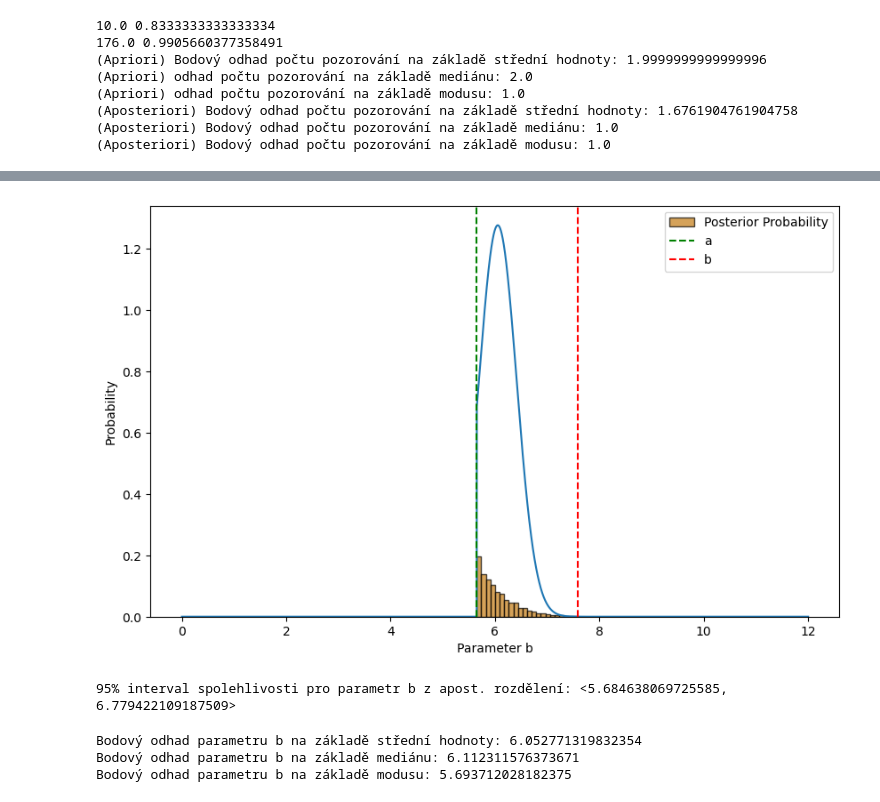
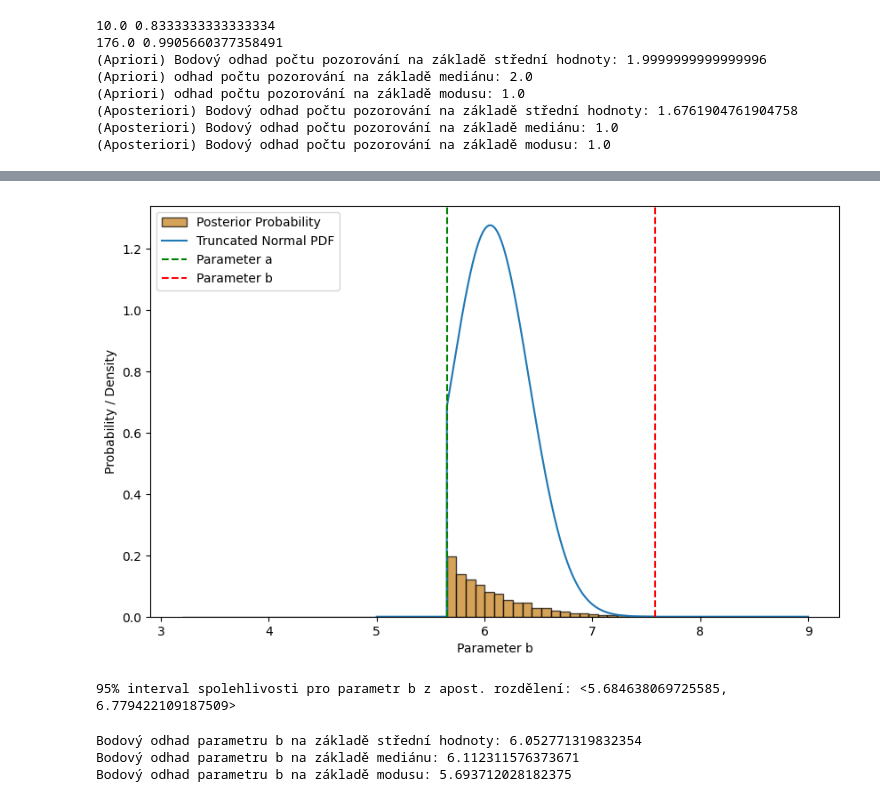
Before and after one commit to LukasFoltyn/msp-2, a Jupyter notebook: Foltyn_MSP_2-projekt.ipynb, the cells around one changed output, grey strips where cells are left out. Drawn from its saved outputs; the diff is of its cells as text; code cells hidden in the pictures.

Commit message:
truncated normal pdf

```diff
--- a/Foltyn_MSP_2-projekt.ipynb
+++ b/Foltyn_MSP_2-projekt.ipynb
@@ -184,31 +185,31 @@ plt.show()
 # %%
 
 mean = np.sum(bin_centers * posterior_prob)
 std_dev = np.sqrt(np.sum(posterior_prob * (bin_centers - mean)**2))
 
 a = posterior_prob.nonzero()[0][0]
 
 a_standard = (bins[a] - mean) / std_dev
 b_standard = (bins[-1] - mean) / std_dev
 
-x = np.linspace(0, 12, 10000)
+x = np.linspace(5, 9, 5000)
 
 plt.figure(figsize=(10, 6))
 plt.hist(bins[:-1], bins, weights=posterior_prob, label='Posterior Probability', alpha=0.7, color='#C47B12', edgecolor='black')
-plt.plot(x, stats.truncnorm.pdf(x, a=a_standard, b=b_standard, loc=mean, scale=std_dev))
-plt.axvline(x=bins[a], color='green', linestyle='--', label='a')
-plt.axvline(x=bins[-1], color='red', linestyle='--', label='b')
+plt.plot(x, stats.truncnorm.pdf(x, a=a_standard, b=b_standard, loc=mean, scale=std_dev), label='Truncated Normal PDF',)
+plt.axvline(x=bins[a], color='green', linestyle='--', label='Parameter a')
+plt.axvline(x=bins[-1], color='red', linestyle='--', label='Parameter b')
 plt.xlabel('Parameter b')
-plt.ylabel('Probability')
+plt.ylabel('Probability / Density')
 plt.legend()
 plt.show()
 
 b_posteriro_lower = stats.truncnorm.ppf(lower_percentile, a=a_standard, b=b_standard, loc=mean, scale=std_dev)
 b_posteriro_upper = stats.truncnorm.ppf(upper_percentile, a=a_standard, b=b_standard, loc=mean, scale=std_dev)
 
 print("95% interval spolehlivosti pro parametr b z apost. rozdělení: <{}, {}>".format(b_posteriro_lower, b_posteriro_upper))
 # %% [output]
-[figure, old version]
+[figure, new version]
 95% interval spolehlivosti pro parametr b z apost. rozdělení: <5.684638069725585, 6.779422109187509>
 # %%
 mode = bin_centers[posterior_prob.argmax()]
```
Also changed, not shown: parts of 1 cell of this notebook.
